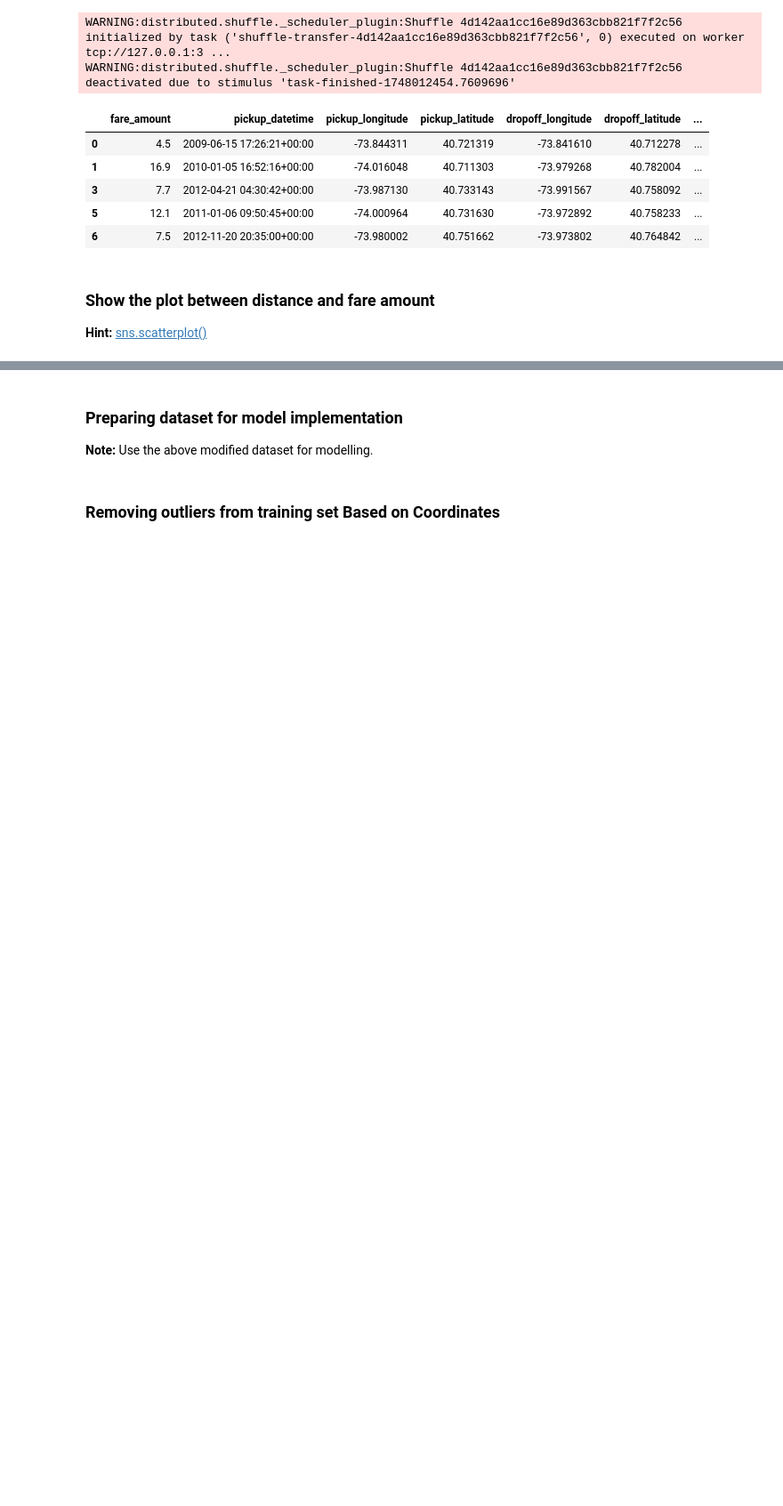
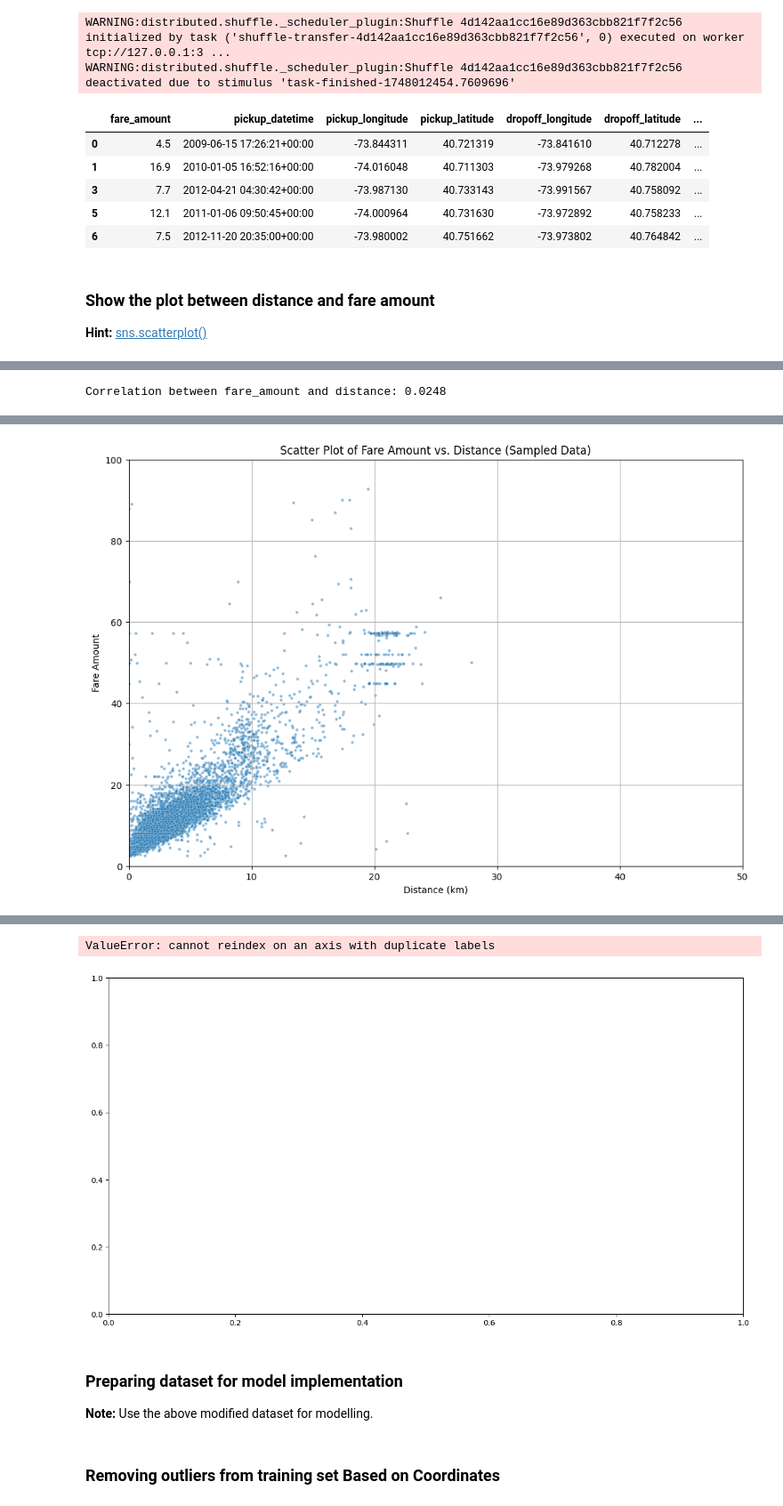
Before and after one commit to Vivek-Sajjan/Video_Classification, a Jupyter notebook: M5_NB_MiniProject_02_Fare_Amount_Prediction_Using_Dask.ipynb, the cells around one changed output, grey strips where cells are left out. Shown at 89% size. Drawn from its saved outputs; the diff is of its cells as text; code cells hidden in the pictures; blank space fills up the shorter version.

```diff
--- a/M5_NB_MiniProject_02_Fare_Amount_Prediction_Using_Dask.ipynb
+++ b/M5_NB_MiniProject_02_Fare_Amount_Prediction_Using_Dask.ipynb
@@ -631,3 +635,56 @@ WARNING:distributed.shuffle._scheduler_plugin:Shuffle 4d142aa1cc16e89d363cbb821f
 # %%
 """ correlation between fare_amount and distance """
 # YOUR CODE HERE
+# %%
+# prompt: correlation between fare_amount and distance
+
+import pandas as pd
+import matplotlib.pyplot as plt
+import numpy as np
+# To plot the correlation, we can sample the data or calculate the correlation coefficient directly.
+# Plotting with a large number of points can be slow and memory-intensive.
+# Let's compute the correlation coefficient using Dask.
+
+correlation_coefficient = df_dask['fare_amount'].corr(df_dask['distance']).compute()
+print(f"Correlation between fare_amount and distance: {correlation_coefficient:.4f}")
+
+# For visualization, plotting all points might be too much.
+# We can create a scatter plot with a sample of the data.
+# First, filter out trips with zero distance, as they might be errors and skew the plot.
+df_dask_filtered = df_dask[df_dask['distance'] > 0]
+
+# Sample the filtered data for plotting
+# Sampling allows us to visualize trends without loading the entire dataset into memory for plotting
+sample_size = 10000 # Adjust sample size as needed
+df_sample = df_dask_filtered.sample(frac=(sample_size / df_dask_filtered.shape[0].compute())).compute() # Sample based on fraction
+
+# Plot the scatter plot between fare_amount and distance
+plt.figure(figsize=(12, 8))
+sns.scatterplot(x='distance', y='fare_amount', data=df_sample, alpha=0.5, s=10) # s=point size, alpha=transparency
+plt.title('Scatter Plot of Fare Amount vs. Distance (Sampled Data)')
+plt.xlabel('Distance (km)')
+plt.ylabel('Fare Amount')
+# You might want to set limits on the axes to focus on common values
+plt.xlim(0, 50)   # Limit distance to a reasonable range
+plt.ylim(0, 100) # Limit fare amount to a reasonable range
+plt.grid(True)
+plt.show()
+
+# Alternatively, you can use Dask's value_counts() and group by for aggregations and then plot
+# Example: Box plot of fare amount by distance bins
+# Bin the distance feature (need to compute first or use dask-compatible binning)
+# Computing the distance column and binning in pandas for plotting example:
+df_computed = df_dask_filtered[['distance', 'fare_amount']].compute()
+
+# Create distance bins
+df_computed['distance_bin'] = pd.cut(df_computed['distance'], bins=np.arange(0, 51, 5), right=False)
+
+# Plot box plot of fare amount by distance bin
+plt.figure(figsize=(15, 8))
+sns.boxplot(x='distance_bin', y='fare_amount', data=df_computed, showfliers=False) # showfliers=False to hide outliers
+plt.title('Box Plot of Fare Amount by Distance Bin')
+plt.xlabel('Distance Bin (km)')
+plt.ylabel('Fare Amount')
+plt.xticks(rotation=45)
+plt.show()
+# %% [output]
@@ -633,0 +693 @@ WARNING:distributed.shuffle._scheduler_plugin:Shuffle 4d142aa1cc16e89d363cbb821f
+Correlation between fare_amount and distance: 0.0248
@@ -633,0 +698 @@ WARNING:distributed.shuffle._scheduler_plugin:Shuffle 4d142aa1cc16e89d363cbb821f
+[figure, added]
@@ -634,3 +701,5 @@ WARNING:distributed.shuffle._scheduler_plugin:Shuffle 4d142aa1cc16e89d363cbb821f
+ValueError: cannot reindex on an axis with duplicate labels
+[figure, added]
 # %% [markdown]
 ### Preparing dataset for model implementation
 
```
Also changed, not shown: parts of 2 cells of this notebook.
